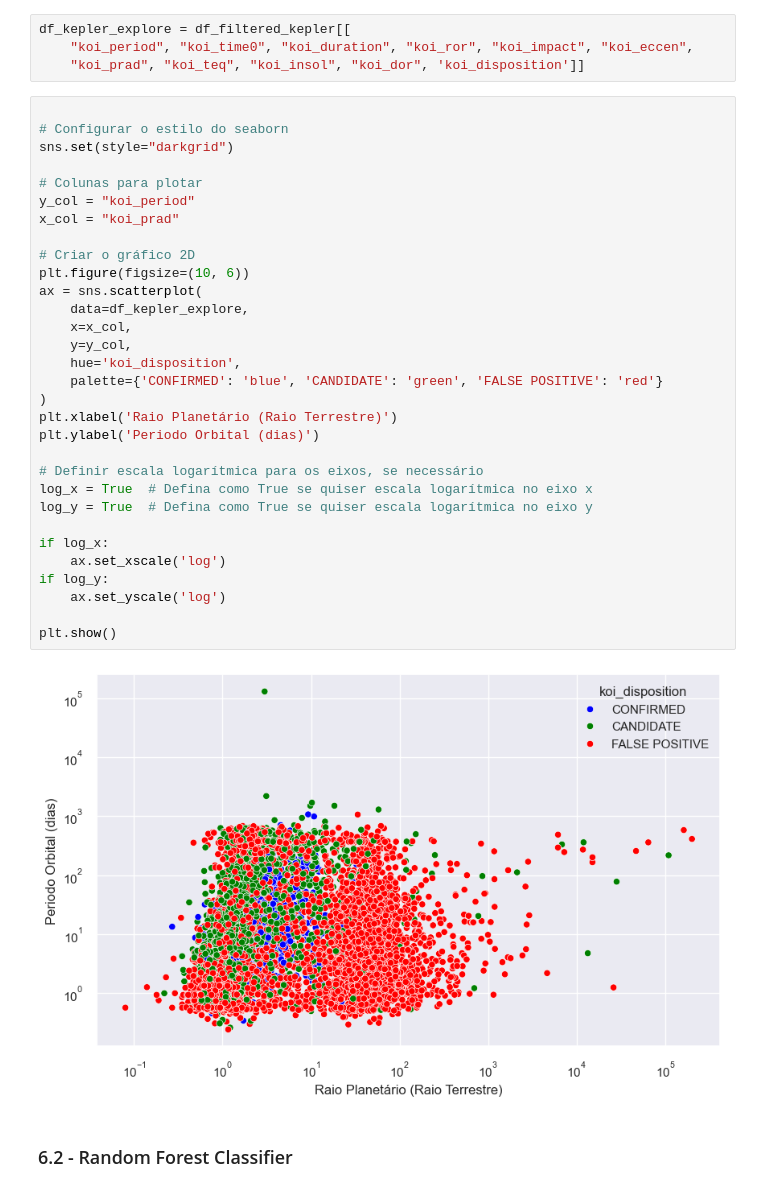
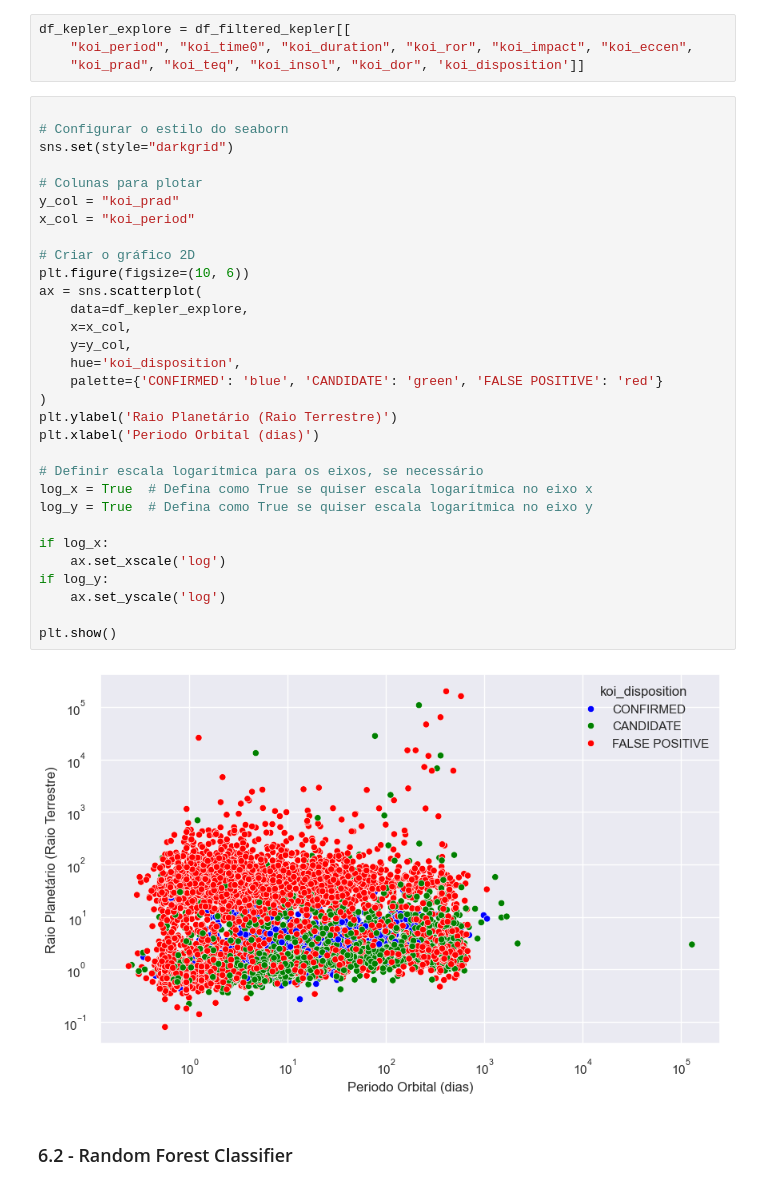
Before and after one commit to albertoseleto/exoplanets-classifier, a Jupyter notebook: thesis.ipynb, the cells around one changed output. Cells and saved outputs as stored; diff of their text form.

```diff
--- a/thesis.ipynb
+++ b/thesis.ipynb
@@ -1044,36 +886,36 @@ df_kepler_explore = df_filtered_kepler[[
 # %%
 
 # Configurar o estilo do seaborn
 sns.set(style="darkgrid")
 
 # Colunas para plotar
-y_col = "koi_period"
-x_col = "koi_prad"
+y_col = "koi_prad"
+x_col = "koi_period"
 
 # Criar o gráfico 2D
 plt.figure(figsize=(10, 6))
 ax = sns.scatterplot(
     data=df_kepler_explore,
     x=x_col,
     y=y_col,
     hue='koi_disposition',
     palette={'CONFIRMED': 'blue', 'CANDIDATE': 'green', 'FALSE POSITIVE': 'red'}
 )
-plt.xlabel('Raio Planetário (Raio Terrestre)')
-plt.ylabel('Periodo Orbital (dias)')
+plt.ylabel('Raio Planetário (Raio Terrestre)')
+plt.xlabel('Periodo Orbital (dias)')
 
 # Definir escala logarítmica para os eixos, se necessário
 log_x = True  # Defina como True se quiser escala logarítmica no eixo x
 log_y = True  # Defina como True se quiser escala logarítmica no eixo y
 
 if log_x:
     ax.set_xscale('log')
 if log_y:
     ax.set_yscale('log')
 
 plt.show()
 # %% [output]
-[figure, old version]
+[figure, new version]
 # %% [markdown]
 ### 6.2 - Random Forest Classifier
 # %% [markdown]
```
Also changed, not shown: parts of 29 cells of this notebook.
